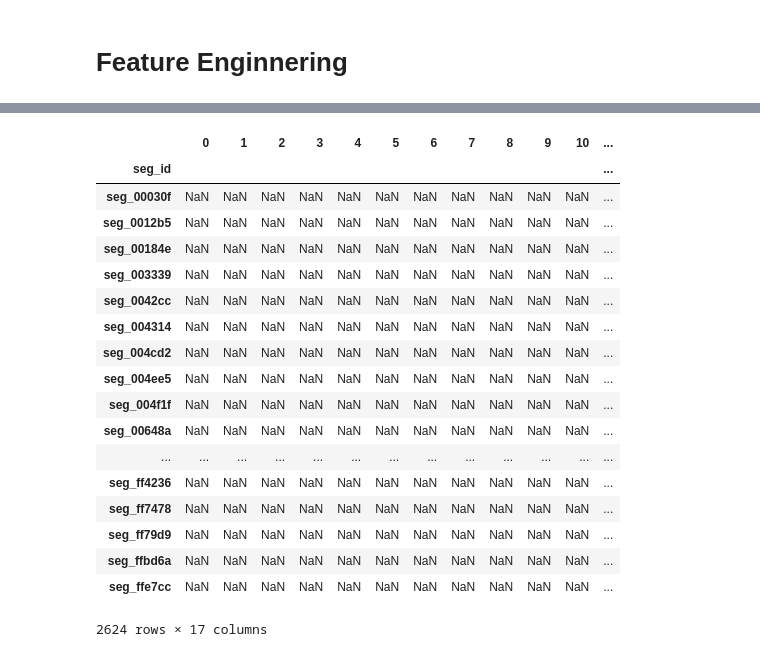
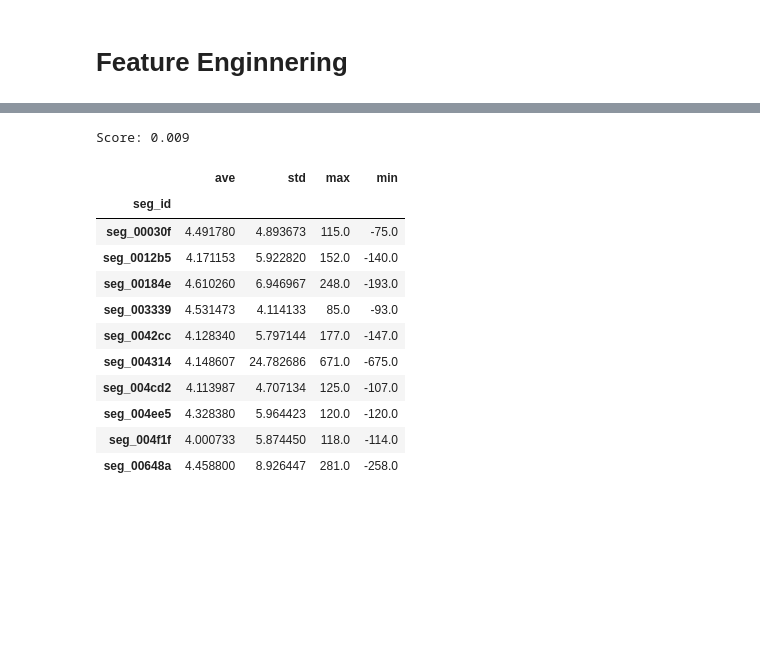
Before and after one commit to myke11j/kaggle-competetions, a Jupyter notebook: LANL-Earthquake-Prediction/kernel.ipynb, the cells around one changed output, grey strips where cells are left out. Cells and saved outputs as stored; diff of their text form; code cells hidden in the pictures; blank space fills up the shorter version.

```diff
--- a/LANL-Earthquake-Prediction/kernel.ipynb
+++ b/LANL-Earthquake-Prediction/kernel.ipynb
@@ -120,4 +109,6 @@ seg_42648c.csv         seg_8456d3.csv  seg_c20c06.csv
 # %%
 
 #Extract training data into a dataframe for further manipulation
-train = pd.read_csv('train.csv', nrows=6000000, dtype={'acoustic_data': np.int16, 'time_to_failure': np.float64})
+train = pd.read_csv('train.csv', nrows=200000, dtype={'acoustic_data': np.int16, 'time_to_failure': np.float64})
+print(train.shape)
+train.head()
@@ -123,0 +123,21 @@ train = pd.read_csv('train.csv', nrows=6000000, dtype={'acoustic_data': np.int16
+# %%
+rows = 15
+segments = int(np.floor(train.shape[0] / rows))
+
+X_train = pd.DataFrame(index=range(segments), dtype=np.float64,
+                       columns=['ave', 'std', 'max', 'min'])
+y_train = pd.DataFrame(index=range(segments), dtype=np.float64,
+                       columns=['time_to_failure'])
+
+
+for segment in tqdm(range(segments)):
+    seg = train.iloc[segment*rows:segment*rows+rows]
+    x = seg['acoustic_data'].values
+    y = seg['time_to_failure'].values[-1]
+
+    y_train.loc[segment, 'time_to_failure'] = y
+
+    X_train.loc[segment, 'ave'] = x.mean()
+    X_train.loc[segment, 'std'] = x.std()
+    X_train.loc[segment, 'max'] = x.max()
+    X_train.loc[segment, 'min'] = x.min()
@@ -203,3 +247,8 @@ Iteration 10000, {'learn': {'MAE': 1.7836623258199857}}
+# %%
+score = mean_absolute_error(y_train.values.flatten(), y_pred)
+print(f'Score: {score:0.3f}')
+# %% [output]
+Score: 0.009
 # %%
 submission = pd.read_csv('sample_submission.csv', index_col='seg_id')
 # %%
@@ -215,24 +264,17 @@ for seg_id in X_test.index:
     X_test.loc[seg_id, 'max'] = x.max()
     X_test.loc[seg_id, 'min'] = x.min()
 # %%
-X_test
+X_test.head(10)
 # %% [output]
-|  | 0 | 1 | 2 | 3 | 4 | 5 | 6 | 7 | 8 | 9 | 10 | ... |
-| seg_id |  |  |  |  |  |  |  |  |  |  |  | ... |
-| seg_00030f | NaN | NaN | NaN | NaN | NaN | NaN | NaN | NaN | NaN | NaN | NaN | ... |
-| seg_0012b5 | NaN | NaN | NaN | NaN | NaN | NaN | NaN | NaN | NaN | NaN | NaN | ... |
-| seg_00184e | NaN | NaN | NaN | NaN | NaN | NaN | NaN | NaN | NaN | NaN | NaN | ... |
-| seg_003339 | NaN | NaN | NaN | NaN | NaN | NaN | NaN | NaN | NaN | NaN | NaN | ... |
-| seg_0042cc | NaN | NaN | NaN | NaN | NaN | NaN | NaN | NaN | NaN | NaN | NaN | ... |
-| seg_004314 | NaN | NaN | NaN | NaN | NaN | NaN | NaN | NaN | NaN | NaN | NaN | ... |
-| seg_004cd2 | NaN | NaN | NaN | NaN | NaN | NaN | NaN | NaN | NaN | NaN | NaN | ... |
-| seg_004ee5 | NaN | NaN | NaN | NaN | NaN | NaN | NaN | NaN | NaN | NaN | NaN | ... |
-| seg_004f1f | NaN | NaN | NaN | NaN | NaN | NaN | NaN | NaN | NaN | NaN | NaN | ... |
-| seg_00648a | NaN | NaN | NaN | NaN | NaN | NaN | NaN | NaN | NaN | NaN | NaN | ... |
-| ... | ... | ... | ... | ... | ... | ... | ... | ... | ... | ... | ... | ... |
-| seg_ff4236 | NaN | NaN | NaN | NaN | NaN | NaN | NaN | NaN | NaN | NaN | NaN | ... |
-| seg_ff7478 | NaN | NaN | NaN | NaN | NaN | NaN | NaN | NaN | NaN | NaN | NaN | ... |
-| seg_ff79d9 | NaN | NaN | NaN | NaN | NaN | NaN | NaN | NaN | NaN | NaN | NaN | ... |
-| seg_ffbd6a | NaN | NaN | NaN | NaN | NaN | NaN | NaN | NaN | NaN | NaN | NaN | ... |
-| seg_ffe7cc | NaN | NaN | NaN | NaN | NaN | NaN | NaN | NaN | NaN | NaN | NaN | ... |
+|  | ave | std | max | min |
+| seg_id |  |  |  |  |
+| seg_00030f | 4.491780 | 4.893673 | 115.0 | -75.0 |
+| seg_0012b5 | 4.171153 | 5.922820 | 152.0 | -140.0 |
+| seg_00184e | 4.610260 | 6.946967 | 248.0 | -193.0 |
+| seg_003339 | 4.531473 | 4.114133 | 85.0 | -93.0 |
+| seg_0042cc | 4.128340 | 5.797144 | 177.0 | -147.0 |
+| seg_004314 | 4.148607 | 24.782686 | 671.0 | -675.0 |
+| seg_004cd2 | 4.113987 | 4.707134 | 125.0 | -107.0 |
+| seg_004ee5 | 4.328380 | 5.964423 | 120.0 | -120.0 |
+| seg_004f1f | 4.000733 | 5.874450 | 118.0 | -114.0 |
+| seg_00648a | 4.458800 | 8.926447 | 281.0 | -258.0 |
-2624 rows × 17 columns
```
Also changed, not shown: parts of 19 cells of this notebook.
